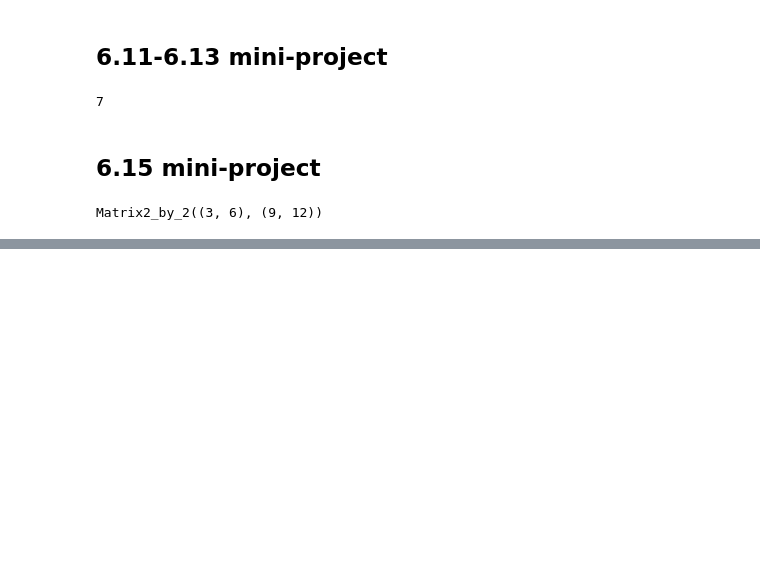
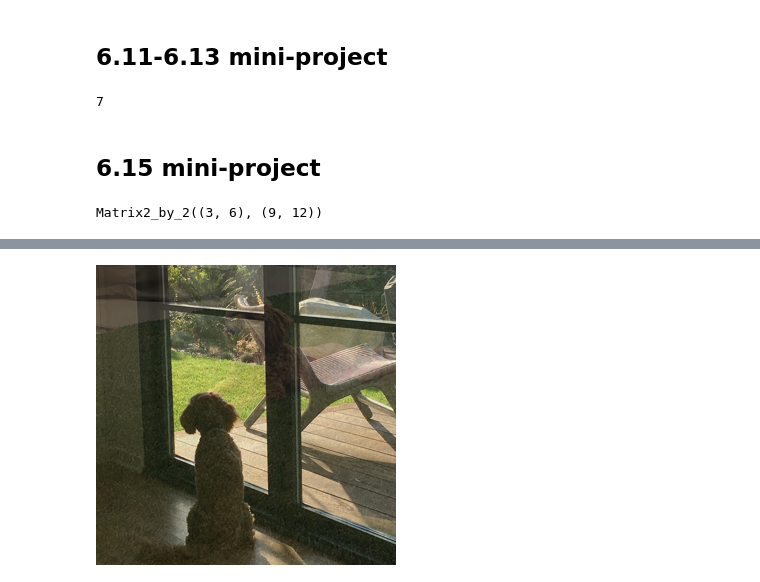
Before and after one commit to AlisonShi0zero/learn-math-for-programmers, a Jupyter notebook: Chapter 06/ch06_mywalkthrough.ipynb, the cells around one changed output, grey strips where cells are left out. Cells and saved outputs as stored; diff of their text form; code cells hidden in the pictures; blank space fills up the shorter version.

```diff
--- a/Chapter 06/ch06_mywalkthrough.ipynb
+++ b/Chapter 06/ch06_mywalkthrough.ipynb
@@ -416,7 +416,7 @@ class Matrix5_by_3(Vector):
     def add(self, other):
         return Matrix5_by_3(tuple(
             tuple(a+b for (a, b) in zip(row1, row2))
-            for (row1, row2) in zip(self.matixs, other.matrix)
+            for (row1, row2) in zip(self.matrix, other.matrix)
         ))
     def scale(self, scalar):
         return Matrix5_by_3(tuple(
@@ -622,3 +622,24 @@ class Matrix2_by_2(Matrix):
 2 * Matrix2_by_2(((1,2),(3,4))) + Matrix2_by_2(((1,2),(3,4)))
 # %% [output]
 Matrix2_by_2((3, 6), (9, 12))
+# %%
+def random_matrix(rows, columns):
+    return tuple(
+        tuple(uniform(-10, 10) for j in range(0, columns))
+        for i in range(0, rows)
+    )
+
+def random_5_by_3():
+    return Matrix5_by_3(random_matrix(5,3))
+
+def approx_equal_matrix_5_by_3(m1, m2):
+    return all([
+        isclose(m1.matrix[i][j], m1.matrix[i][j])
+        for j in range(0, 3)
+        for i in range(0, 5)
+    ])
+
+for i in range(0, 100):
+    a,b = random_scalar(), random_scalar()
+    u,v,w = random_5_by_3(), random_5_by_3(), random_5_by_3()
+    test(approx_equal_matrix_5_by_3, a,b,u,v,w,Matrix5_by_3.zero())
@@ -624,0 +689,6 @@ Matrix2_by_2((3, 6), (9, 12))
+# %%
+linear_combos = [s * ImageVector("inside.JPG") + (1 - s) * ImageVector("outside.JPG") for s in [0.1*i for i in range(1, 11)]]
+# %%
+linear_combos[7]
+# %% [output]
+[figure, added]
```
Also changed, not shown: parts of 25 cells of this notebook.
